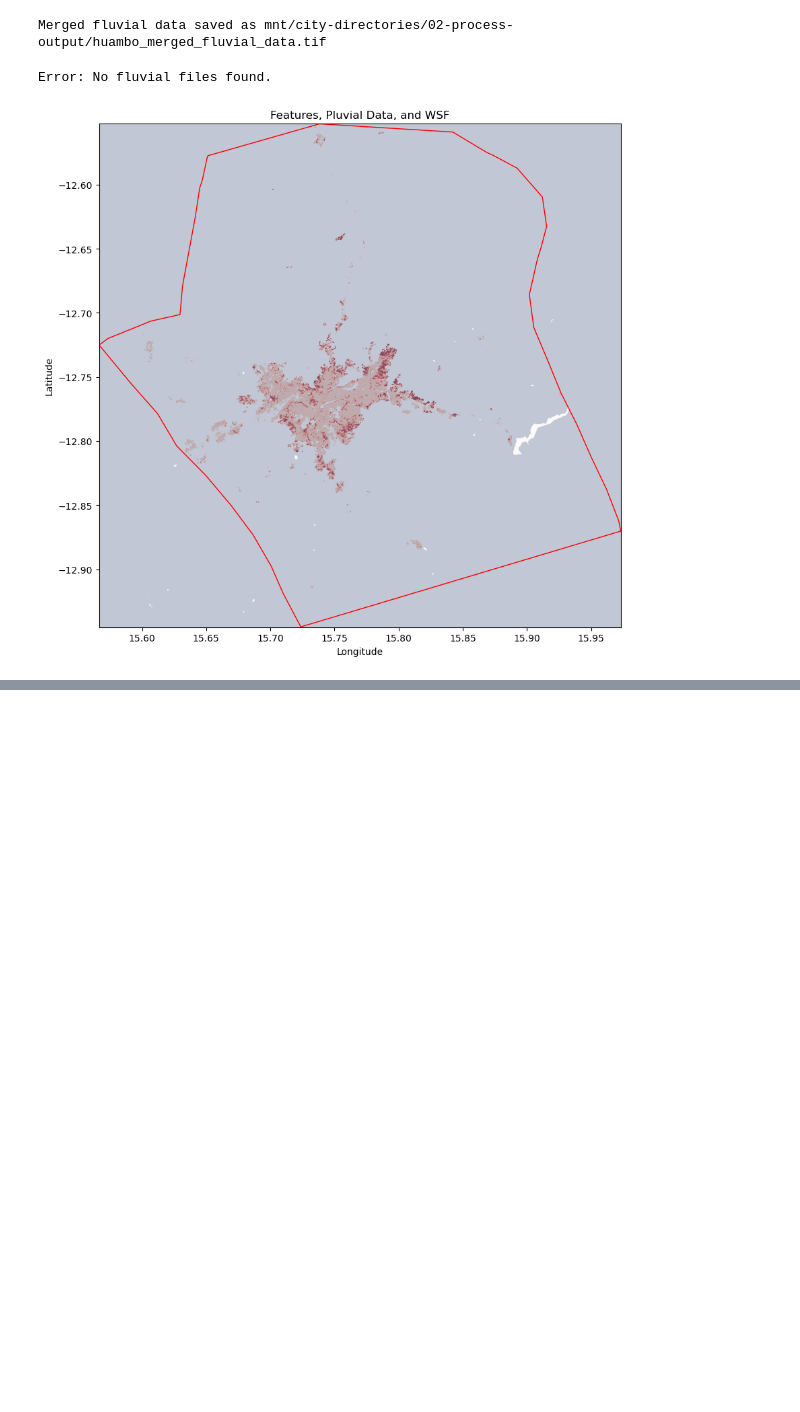
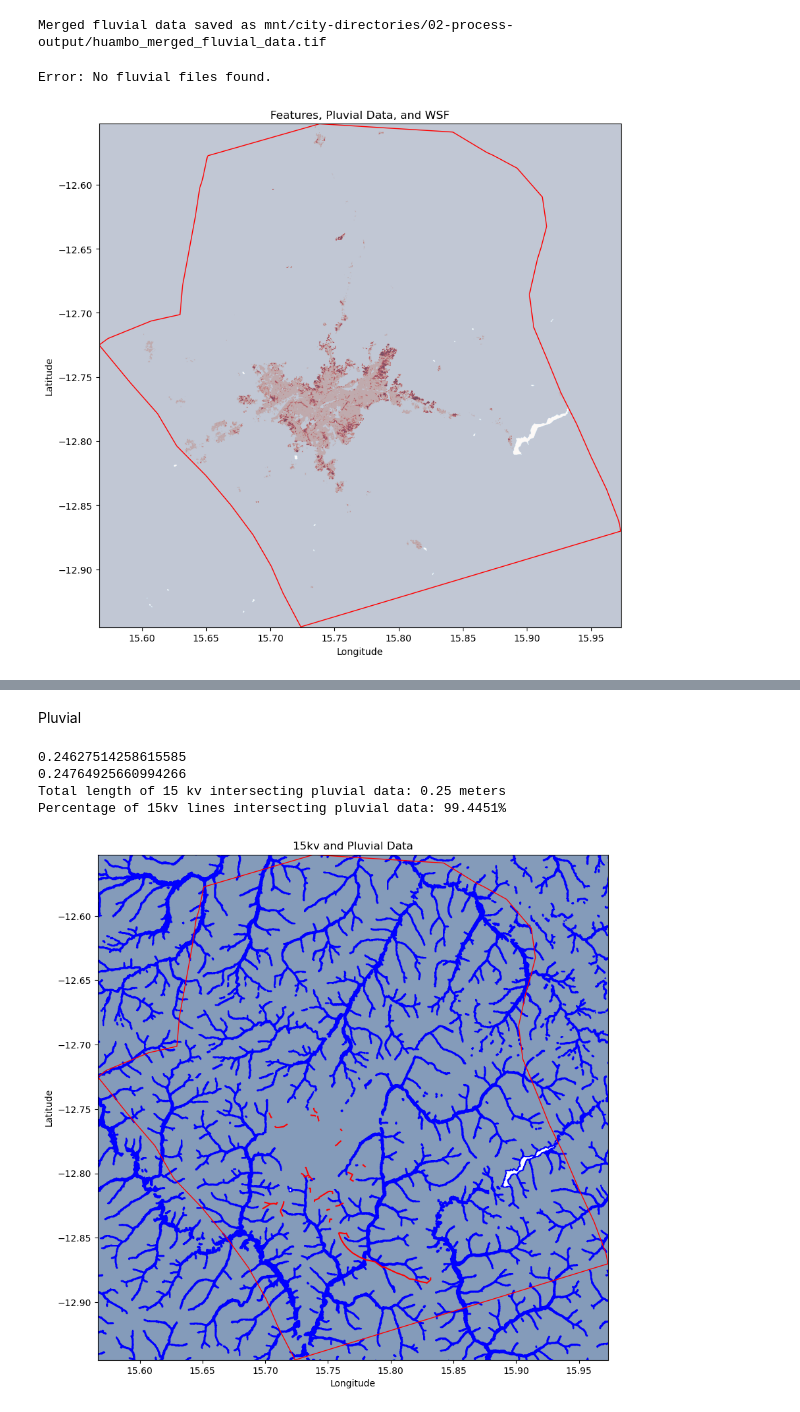
Before and after one commit to rosemaryturtle/city-scan-automation, a Jupyter notebook: toolbox.ipynb, the cells around one changed output, grey strips where cells are left out. Cells and saved outputs as stored; diff of their text form; code cells hidden in the pictures; blank space fills up the shorter version.

```diff
--- a/toolbox.ipynb
+++ b/toolbox.ipynb
@@ -611,0 +407,75 @@ get_fu_pop_norm()
+# %% [markdown]
+Pluvial
+# %%
+
+def get_pu_15kv():
+    with open("global_inputs.yml", 'r') as f:
+        global_inputs = yaml.safe_load(f)
+
+    pu_path = os.path.join(output_folder, f"{city}_pluvial_2020_1in10.tif")
+    line_path = os.path.join(output_folder, f"{city}_15kv", f"{city}_15kv.shp")
+
+    try:
+        with rasterio.open(pu_path) as pu_src:
+            merged_pluvial_data = pu_src.read(1)
+            transform = pu_src.transform
+            nodata_value = pu_src.nodata
+
+            shapes_gen = shapes(merged_pluvial_data, transform=transform)
+            merged_pluvial_polygons = [shape(shape_item) for shape_item, _ in shapes_gen]
+            pluvial_geometry = gpd.GeoDataFrame(geometry=merged_pluvial_polygons, crs=pu_src.crs)
+
+    except Exception as e:
+        print(f"Error opening merged pluvial data raster: {e}")
+        return
+
+    try:
+        lines = gpd.read_file(line_path)
+    except Exception as e:
+        print(f"Error reading road network shapefile: {e}")
+        return
+
+    lines = lines.to_crs(pluvial_geometry.crs)
+    exploded_lines = lines.explode(index_parts=False)
+
+    intersections = gpd.overlay(exploded_lines, pluvial_geometry, how='intersection')
+
+    total_length = sum(geometry.length for geometry in intersections.geometry)
+    print(total_length)
+
+    total_length_lines = sum(geometry.length for geometry in lines.geometry if geometry is not None)
+    print(total_length_lines)
+
+    percentage = (total_length / total_length_lines) * 100
+
+    print(f"Total length of 15 kv intersecting pluvial data: {total_length:.2f} meters")
+    print(f"Percentage of 15kv lines intersecting pluvial data: {percentage:.4f}%")
+
+    # Plot pluvial data and roads
+    fig, ax = plt.subplots(figsize=(10, 10))
+
+    with rasterio.open(pu_path) as pluvial_src:
+        show(pluvial_src, ax=ax, cmap='Blues', alpha=0.5)
+
+    # Plot pluvial roads
+    exploded_lines.plot(ax=ax, facecolor='none', edgecolor='red')
+    pluvial_geometry.plot(ax=ax, facecolor='none', edgecolor='blue')
+    features.plot(ax=ax, facecolor='none', edgecolor='red')
+
+    # Set plot extent to the bounding box of features
+    xmin, ymin, xmax, ymax = features.total_bounds
+    ax.set_xlim(xmin, xmax)
+    ax.set_ylim(ymin, ymax)
+
+    ax.set_title("15kv and Pluvial Data")
+    ax.set_xlabel("Longitude")
+    ax.set_ylabel("Latitude")
+    plt.show()
+
+get_pu_15kv()
+# %% [output]
+0.24627514258615585
+0.24764925660994266
+Total length of 15 kv intersecting pluvial data: 0.25 meters
+Percentage of 15kv lines intersecting pluvial data: 99.4451%
+[figure, added]
```
Also changed, not shown: parts of 21 cells of this notebook, 3 other files.
